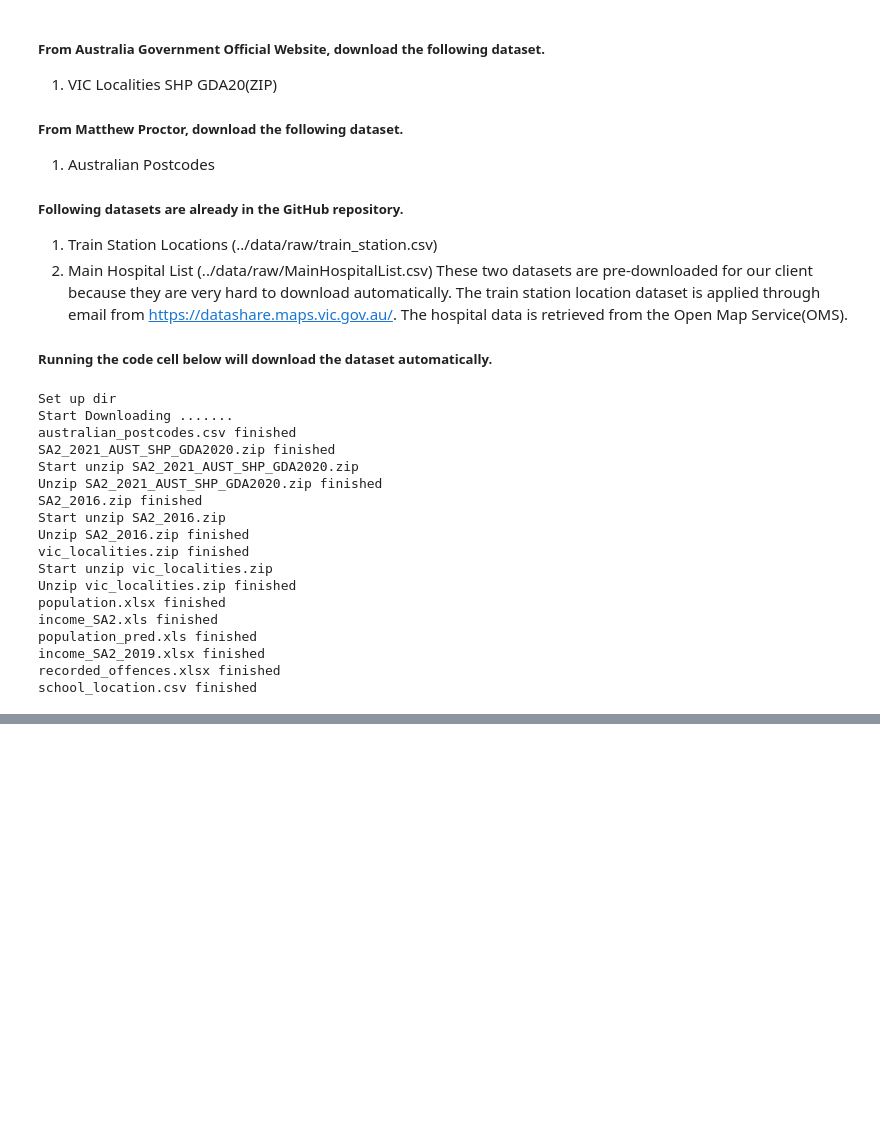
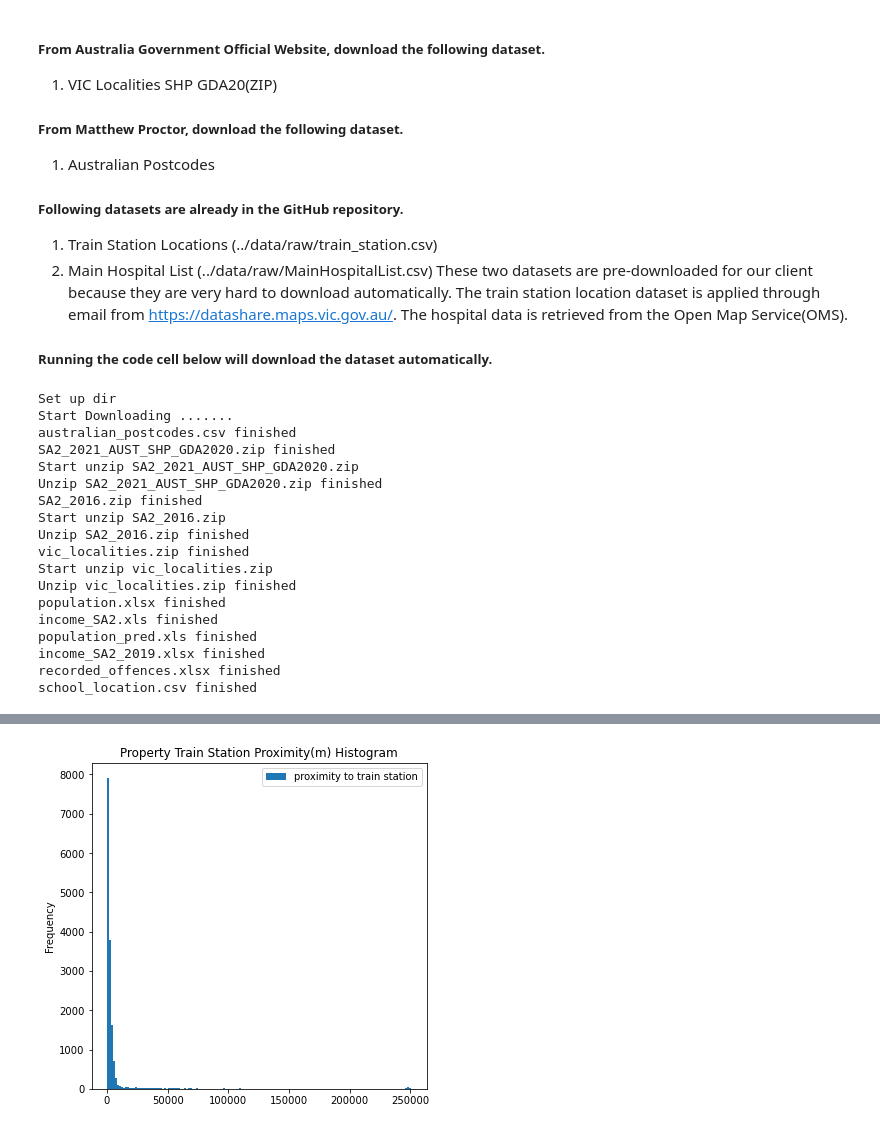
Before and after one commit to MAST30034-Applied-Data-Science/generic-real-estate-consulting-project-group-6, a Jupyter notebook: notebooks/summary_notebook.ipynb, the cells around one changed output, grey strips where cells are left out. Saved outputs shown, nothing was run; the diff lists cells and outputs as text; code cells hidden in the pictures; blank space fills up the shorter version.

```diff
--- a/notebooks/summary_notebook.ipynb
+++ b/notebooks/summary_notebook.ipynb
@@ -148,0 +318,3 @@ school_location.csv finished
+# %%
+proximity_train= pd.read_csv("../data/raw/properties_train_proximity.csv", index_col=[0])
+proximity_train.head()
@@ -148,0 +328,9 @@ school_location.csv finished
+# %%
+ax_train = proximity_train.plot.hist(bins=150,
+                                      column='proximity to train station',
+                                      figsize=(6,6),
+                                      title='Property Train Station Proximity(m) Histogram',
+                                      xlabel = 'Route Distance (m)',
+                                      ylabel = 'Frequency')
+# %% [output]
+[figure, added]
```
Also changed, not shown: parts of 23 cells of this notebook, 7 other files.
